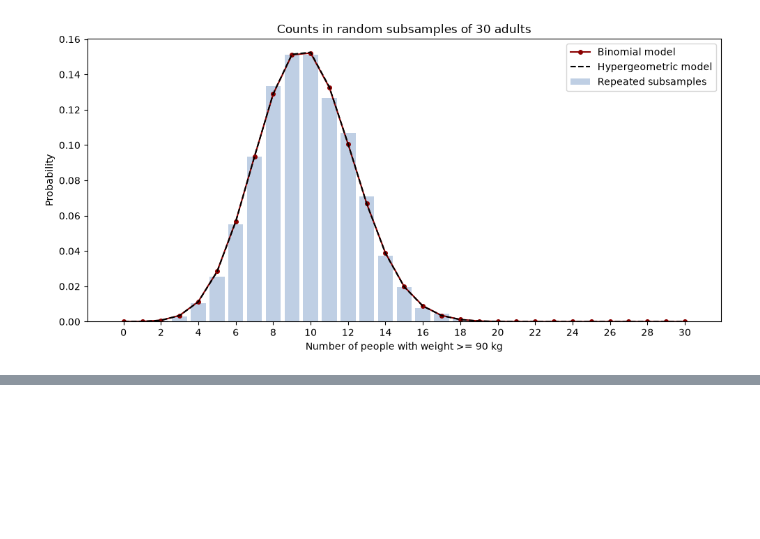
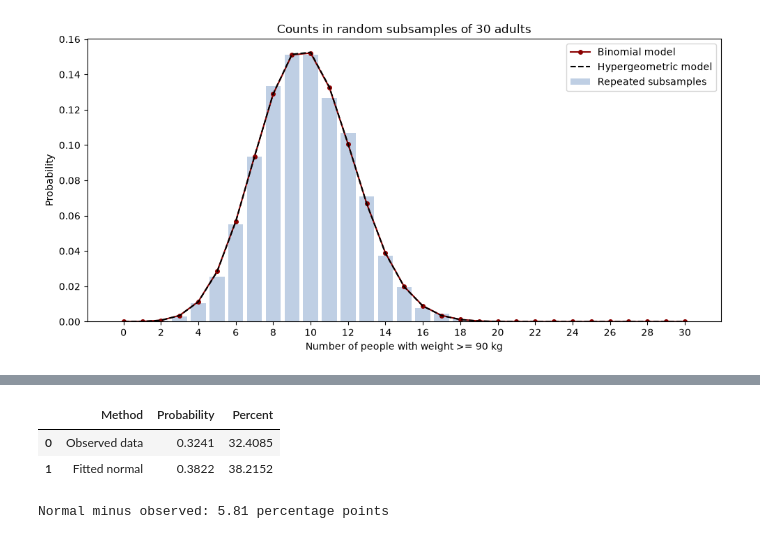
Before and after one commit to nazaninhasani/Amar, a Jupyter notebook: notebooks/phase2_analysis.ipynb, the cells around one changed output, grey strips where cells are left out. Saved outputs shown, nothing was run; the diff lists cells and outputs as text; code cells hidden in the pictures; blank space fills up the shorter version.

```diff
--- a/notebooks/phase2_analysis.ipynb
+++ b/notebooks/phase2_analysis.ipynb
@@ -464,0 +618,27 @@ plt.show()
+# %%
+# احتمال مشاهده‌شده در داده
+p_observed = p_A
+
+# احتمال وزن حداقل ۹۰ در مدل نرمال برازش‌شده
+# sf یعنی احتمال قرارگرفتن بالاتر از آستانه
+p_normal = stats.norm.sf(
+    90,
+    loc=mean_weight,
+    scale=std_weight
+)
+
+normal_comparison = pd.DataFrame({
+    "Method": ["Observed data", "Fitted normal"],
+    "Probability": [p_observed, p_normal],
+    "Percent": [100 * p_observed, 100 * p_normal]
+})
+
+display(normal_comparison.round(4))
+
+gap_pp = 100 * (p_normal - p_observed)
+print(f"Normal minus observed: {gap_pp:.2f} percentage points")
+# %% [output]
+|  | Method | Probability | Percent |
+| 0 | Observed data | 0.3241 | 32.4085 |
+| 1 | Fitted normal | 0.3822 | 38.2152 |
+Normal minus observed: 5.81 percentage points
```
Also changed, not shown: parts of 3 cells of this notebook, 1 other file.
